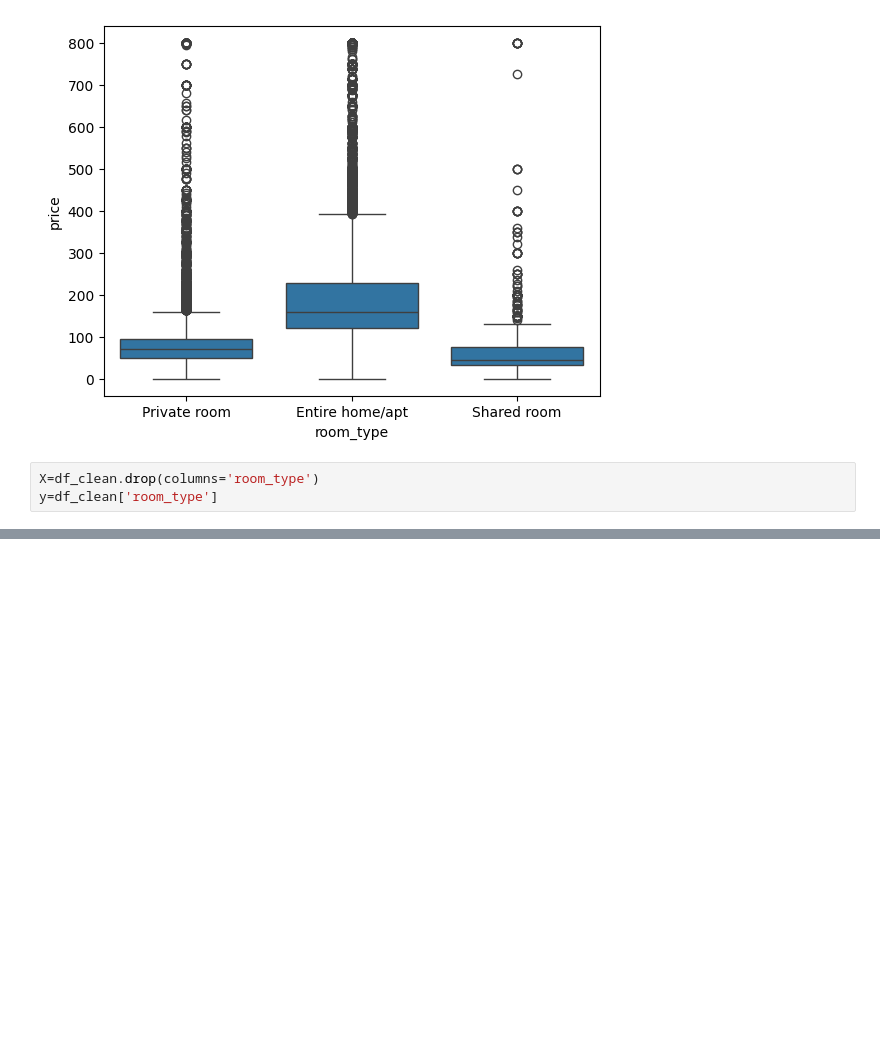
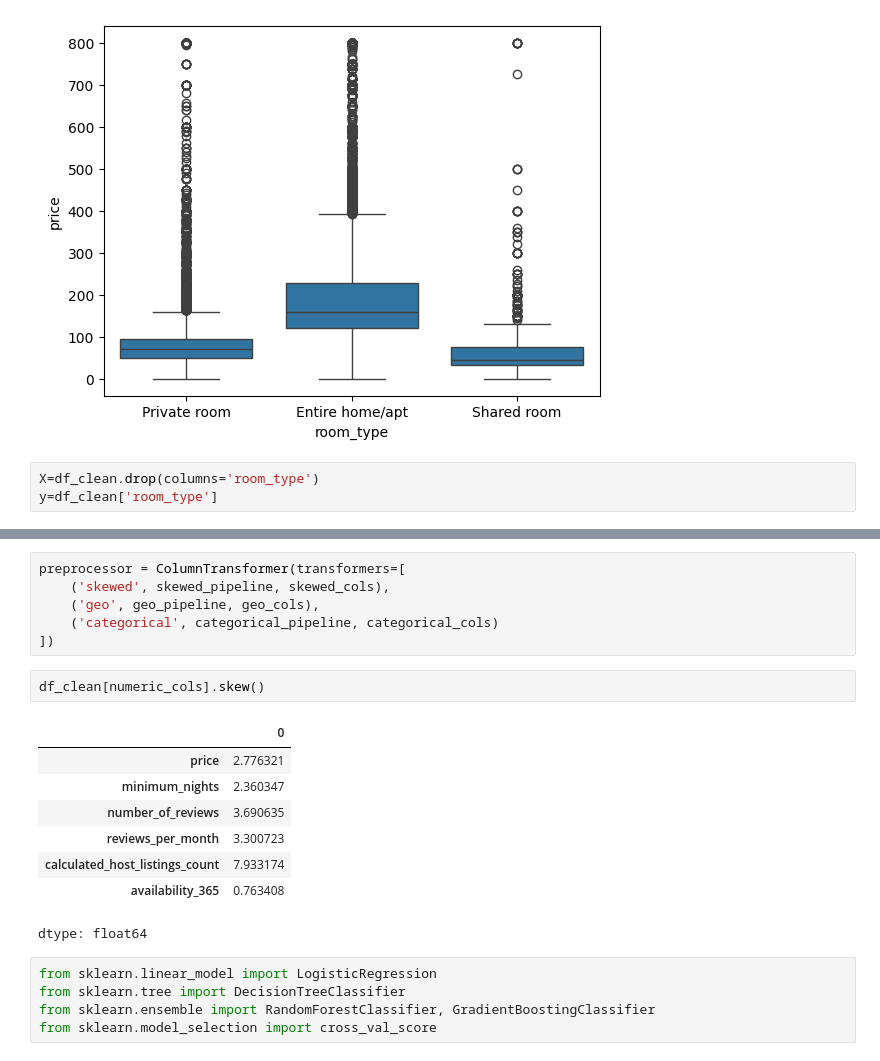
Before and after one commit to burhan-arshad/nyc-room-type-prediction, a Jupyter notebook: nyc_room_type.ipynb, the cells around one changed output, grey strips where cells are left out. Cells and saved outputs as stored; diff of their text form; blank space fills up the shorter version.

```diff
--- a/nyc_room_type.ipynb
+++ b/nyc_room_type.ipynb
@@ -148,0 +192,22 @@ from sklearn.model_selection import train_test_split
+# %%
+preprocessor = ColumnTransformer(transformers=[
+    ('skewed', skewed_pipeline, skewed_cols),
+    ('geo', geo_pipeline, geo_cols),
+    ('categorical', categorical_pipeline, categorical_cols)
+])
+# %%
+df_clean[numeric_cols].skew()
+# %% [output]
+|  | 0 |
+| price | 2.776321 |
+| minimum_nights | 2.360347 |
+| number_of_reviews | 3.690635 |
+| reviews_per_month | 3.300723 |
+| calculated_host_listings_count | 7.933174 |
+| availability_365 | 0.763408 |
+dtype: float64
+# %%
+from sklearn.linear_model import LogisticRegression
+from sklearn.tree import DecisionTreeClassifier
+from sklearn.ensemble import RandomForestClassifier, GradientBoostingClassifier
+from sklearn.model_selection import cross_val_score
```
Also changed, not shown: parts of 14 cells of this notebook, 2 other files.
